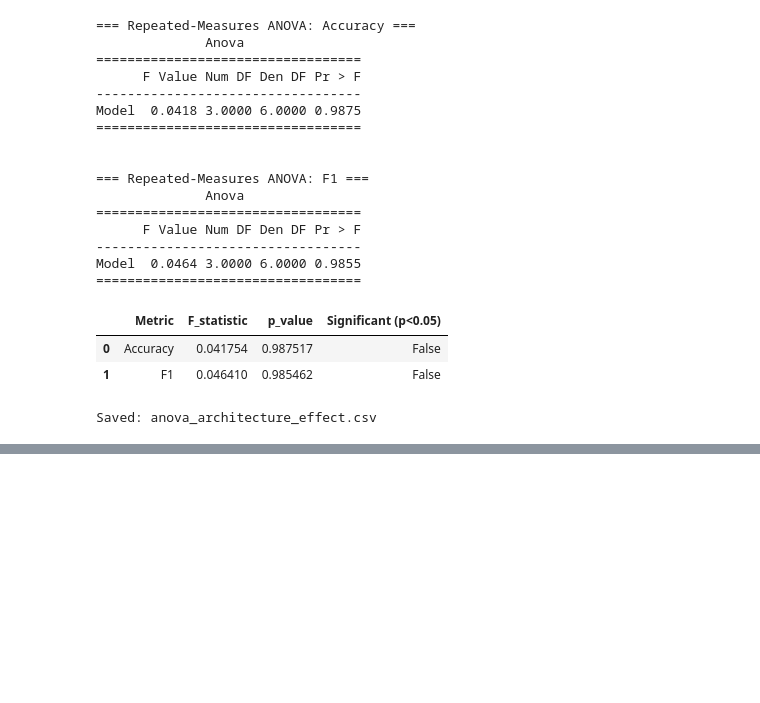
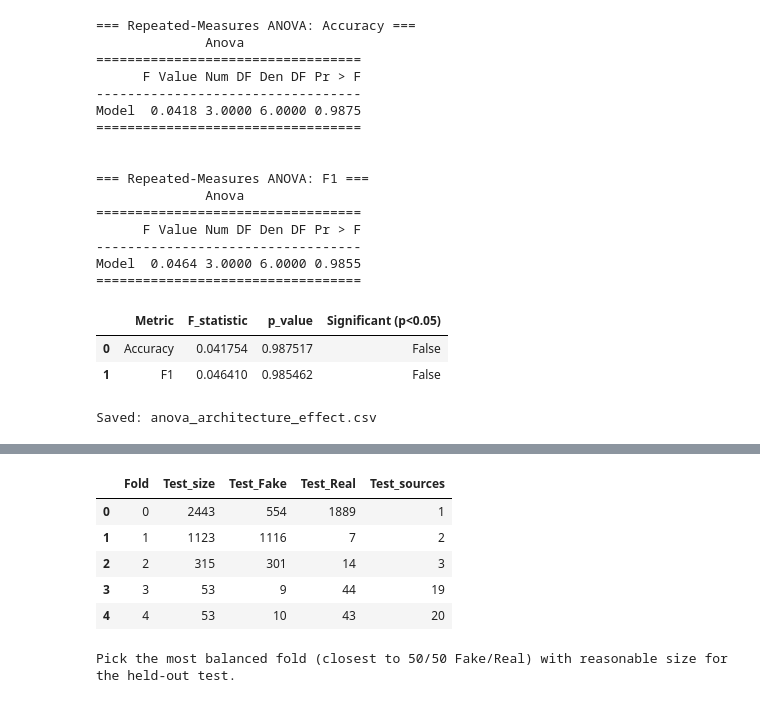
Before and after one commit to jaimulhaque/banglafake-detection, a Jupyter notebook: notebooks/05_ablation_interpretability.ipynb, the cells around one changed output, grey strips where cells are left out. Drawn from its saved outputs; the diff is of its cells as text; code cells hidden in the pictures; blank space fills up the shorter version.

Commit message:
Update training notebook

```diff
--- a/notebooks/05_ablation_interpretability.ipynb
+++ b/notebooks/05_ablation_interpretability.ipynb
@@ -604,0 +750,34 @@ Saved: anova_architecture_effect.csv
+# %%
+# ============================================================
+# Notebook: 05_ablation_interpretability.ipynb
+# Cell 15: Stratified Group Split (Balance-Aware, Source-Held-Out)
+# Purpose: Better source-held-out split that also tries to
+#          preserve class balance across folds
+# ============================================================
+
+from sklearn.model_selection import StratifiedGroupKFold
+
+sgkf = StratifiedGroupKFold(n_splits=5, shuffle=True, random_state=42)
+
+fold_summaries = []
+for fold, (tr_idx, te_idx) in enumerate(sgkf.split(full_df, y=full_df["label"], groups=full_df["Source"])):
+    te_fold = full_df.iloc[te_idx]
+    fold_summaries.append({
+        "Fold": fold,
+        "Test_size": len(te_fold),
+        "Test_Fake": (te_fold["label"] == 0).sum(),
+        "Test_Real": (te_fold["label"] == 1).sum(),
+        "Test_sources": te_fold["Source"].nunique()
+    })
+
+fold_df = pd.DataFrame(fold_summaries)
+display(fold_df)
+print("\nPick the most balanced fold (closest to 50/50 Fake/Real) with reasonable size for the held-out test.")
+# %% [output]
+|  | Fold | Test_size | Test_Fake | Test_Real | Test_sources |
+| 0 | 0 | 2443 | 554 | 1889 | 1 |
+| 1 | 1 | 1123 | 1116 | 7 | 2 |
+| 2 | 2 | 315 | 301 | 14 | 3 |
+| 3 | 3 | 53 | 9 | 44 | 19 |
+| 4 | 4 | 53 | 10 | 43 | 20 |
+Pick the most balanced fold (closest to 50/50 Fake/Real) with reasonable size for the held-out test.
```
Also changed, not shown: parts of 3 cells of this notebook.
